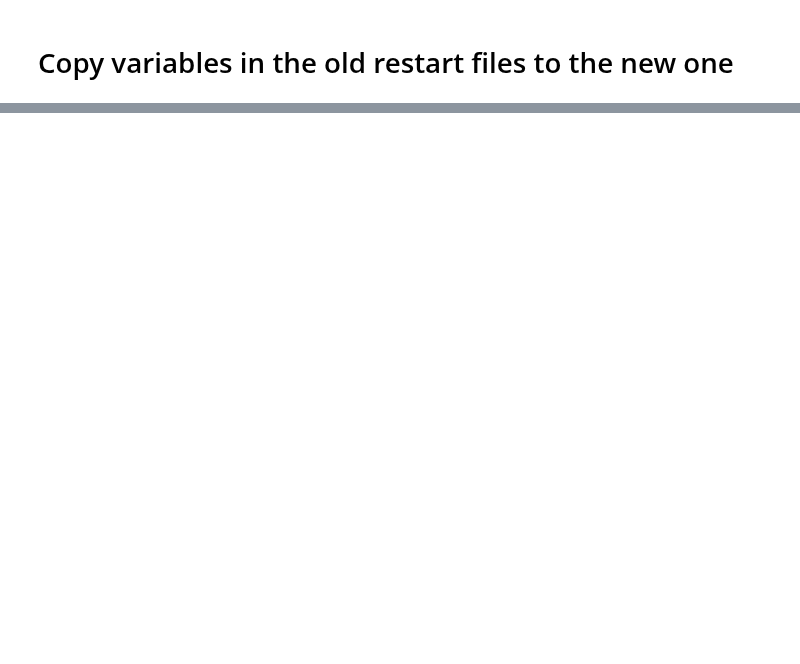
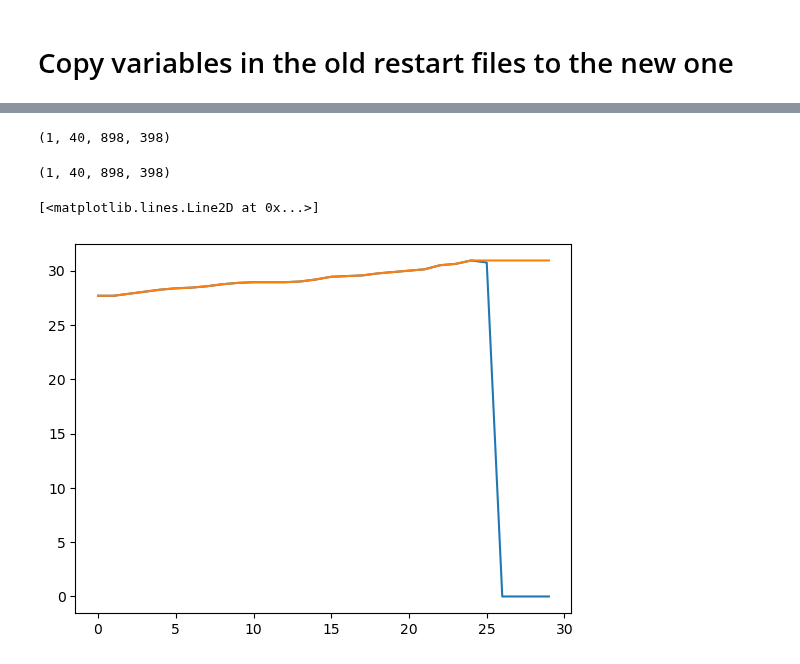
Before and after one commit to SalishSeaCast/analysis-abdoul, a Jupyter notebook: notebooks/bathy/Initial_from_Restart_Bathy202310.ipynb, the cells around one changed output, grey strips where cells are left out. Saved outputs shown, nothing was run; the diff lists cells and outputs as text; code cells hidden in the pictures; blank space fills up the shorter version.

Commit message:
new 10aug19 restart file with bathymetry_202310.nc

```diff
--- a/notebooks/bathy/Initial_from_Restart_Bathy202310.ipynb
+++ b/notebooks/bathy/Initial_from_Restart_Bathy202310.ipynb
@@ -251,0 +184,32 @@ dfnew.to_netcdf('restart_PHYBIO_13903920_10aug19_202310.nc', mode='w')
+# %%
+kk = np.arange(1, 40)
+jj = np.arange(0, 898)
+ii = np.arange(0, 398)
+# box where changes took place (in all salish sea takes too much time, and not necessary I think)
+pointsi = np.arange(200, 250).astype(int)
+pointsj = np.arange(350, 380).astype(int)
+
+#SSn = np.ones((1, 40, 898, 398))
+for k in kk:
+    for j in pointsj:
+        for i in pointsi:
+            diffsn = Sn[:, k, j, i] - Sn[:, k-1, j, i]
+            if diffsn < 0:
+                Sn[:, k, j, i] = Sn[:, k-1, j, i]
+#            else:
+#                sn[:, k, j, i] = sn[:, k, j, i]
+
+sn.shape
+# %% [output]
+(1, 40, 898, 398)
+# %%
+for k in kk:
+    for j in pointsj:
+        for i in pointsi:
+            diffsb = Sb[:, k, j, i] - Sb[:, k-1, j, i]
+            if diffsb < 0:
+                Sb[:, k, j, i] = Sb[:, k-1, j, i]
+
+sb.shape
+# %% [output]
+(1, 40, 898, 398)
@@ -251,0 +222,12 @@ dfnew.to_netcdf('restart_PHYBIO_13903920_10aug19_202310.nc', mode='w')
+# %%
+dfA = xr.open_dataset('restart_PHYBIO_13903920_10aug19_202310.nc')
+dfB = xr.open_dataset('restart_PHYBIO_13903920_10aug19_202310_snsbCorrected.nc')
+snA = dfA['sn']
+snB = dfB['sn']
+# %%
+import matplotlib.pyplot as plt
+plt.plot(snA[0, :30, 363, 235])
+plt.plot(snB[0, :30, 363, 235])
+# %% [output]
+[<matplotlib.lines.Line2D at 0x...>]
+[figure, added]
```
Also changed, not shown: parts of 9 cells of this notebook.
